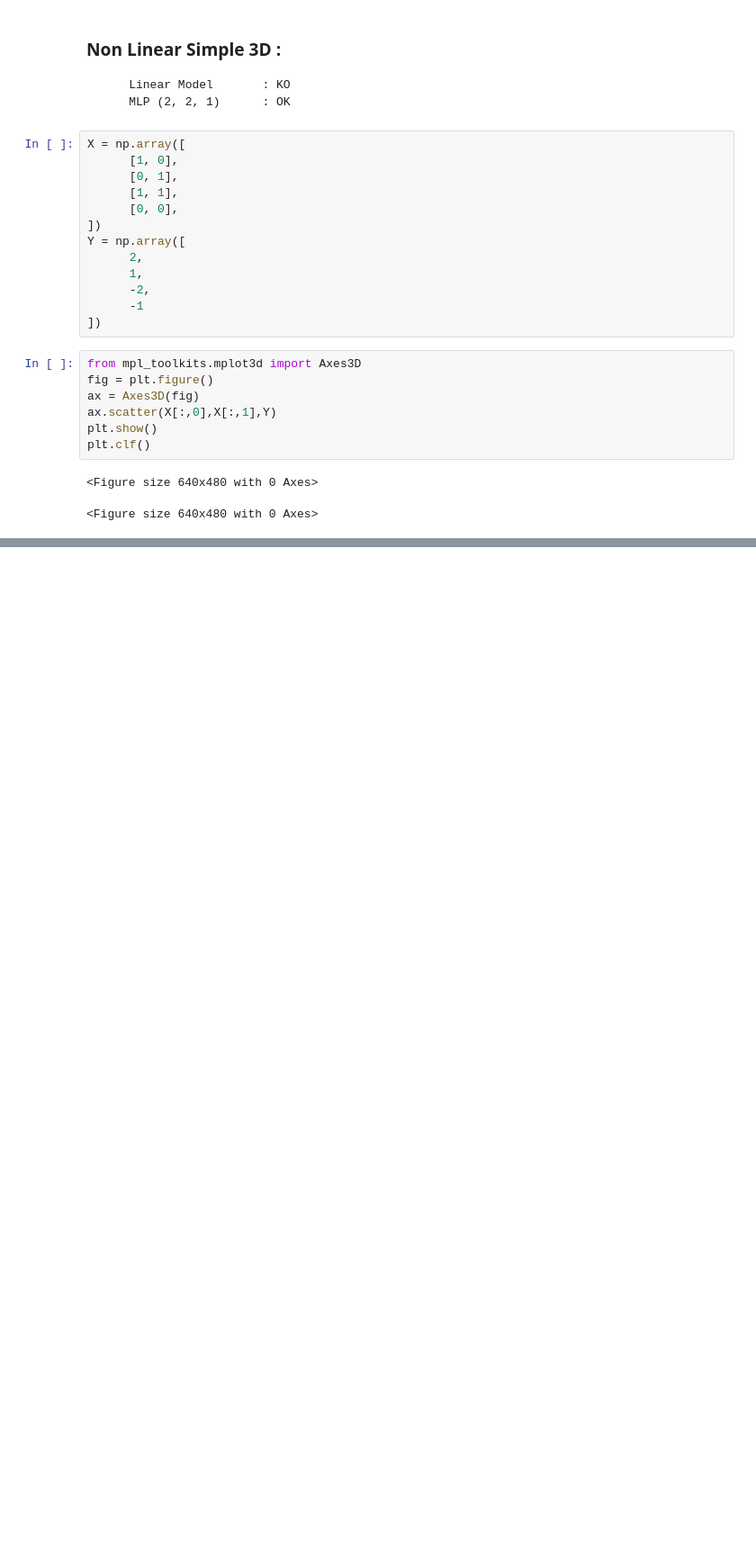
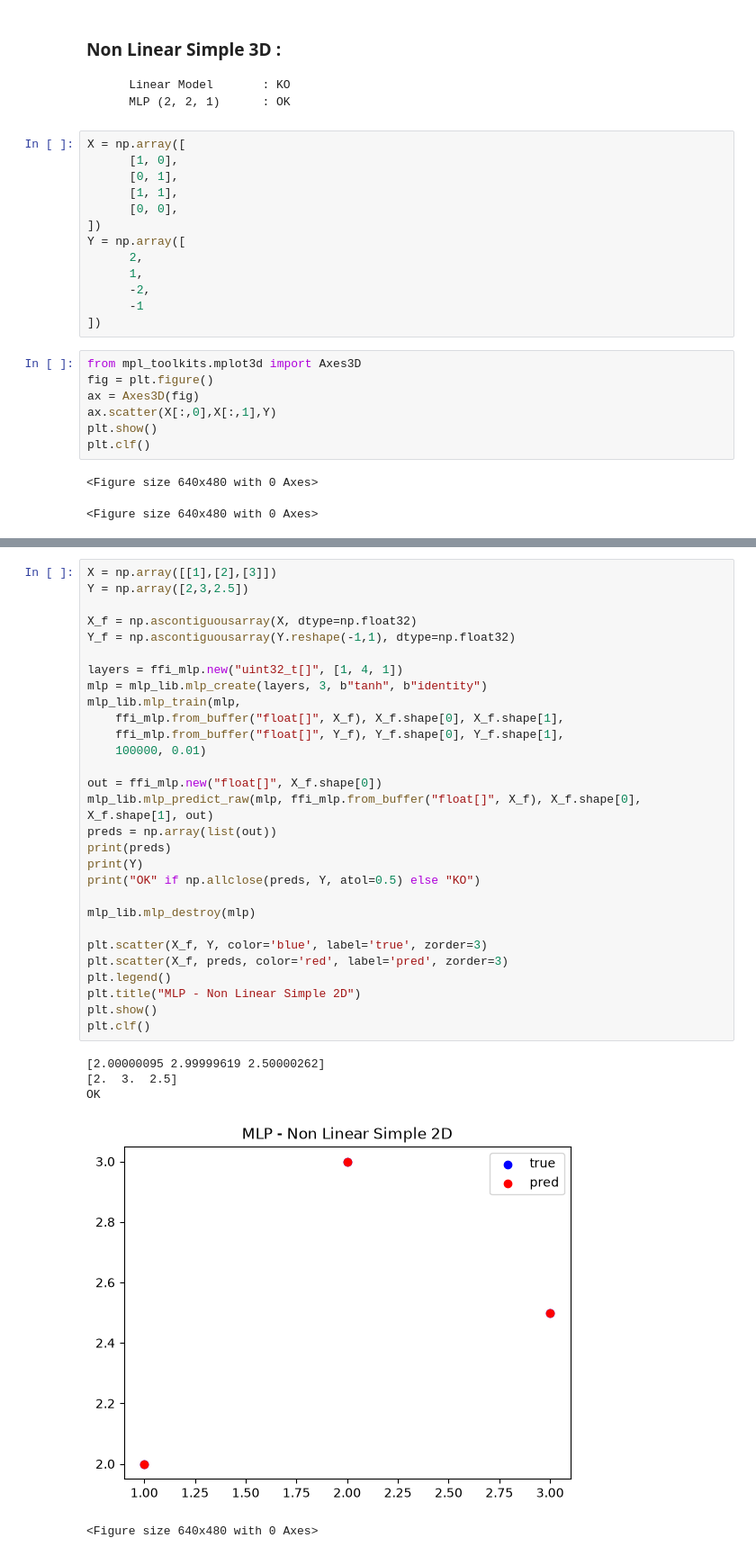
Before and after one commit to sangeric/projet_annuel_IABD, a Jupyter notebook: python_client/test_case.ipynb, the cells around one changed output, grey strips where cells are left out. Shown at 90% size. Drawn from its saved outputs; the diff is of its cells as text; blank space fills up the shorter version.

```diff
--- a/python_client/test_case.ipynb
+++ b/python_client/test_case.ipynb
@@ -835,0 +1230,35 @@ plt.clf()
+# %%
+X = np.array([[1],[2],[3]])
+Y = np.array([2,3,2.5])
+
+X_f = np.ascontiguousarray(X, dtype=np.float32)
+Y_f = np.ascontiguousarray(Y.reshape(-1,1), dtype=np.float32)
+
+layers = ffi_mlp.new("uint32_t[]", [1, 4, 1])
+mlp = mlp_lib.mlp_create(layers, 3, b"tanh", b"identity")
+mlp_lib.mlp_train(mlp,
+    ffi_mlp.from_buffer("float[]", X_f), X_f.shape[0], X_f.shape[1],
+    ffi_mlp.from_buffer("float[]", Y_f), Y_f.shape[0], Y_f.shape[1],
+    100000, 0.01)
+
+out = ffi_mlp.new("float[]", X_f.shape[0])
+mlp_lib.mlp_predict_raw(mlp, ffi_mlp.from_buffer("float[]", X_f), X_f.shape[0], X_f.shape[1], out)
+preds = np.array(list(out))
+print(preds)
+print(Y)
+print("OK" if np.allclose(preds, Y, atol=0.5) else "KO")
+
+mlp_lib.mlp_destroy(mlp)
+
+plt.scatter(X_f, Y, color='blue', label='true', zorder=3)
+plt.scatter(X_f, preds, color='red', label='pred', zorder=3)
+plt.legend()
+plt.title("MLP - Non Linear Simple 2D")
+plt.show()
+plt.clf()
+# %% [output]
+[2.00000095 2.99999619 2.50000262]
+[2.  3.  2.5]
+OK
+[figure, added]
+<Figure size 640x480 with 0 Axes>
```
Also changed, not shown: parts of 32 cells of this notebook, 25 other files.
